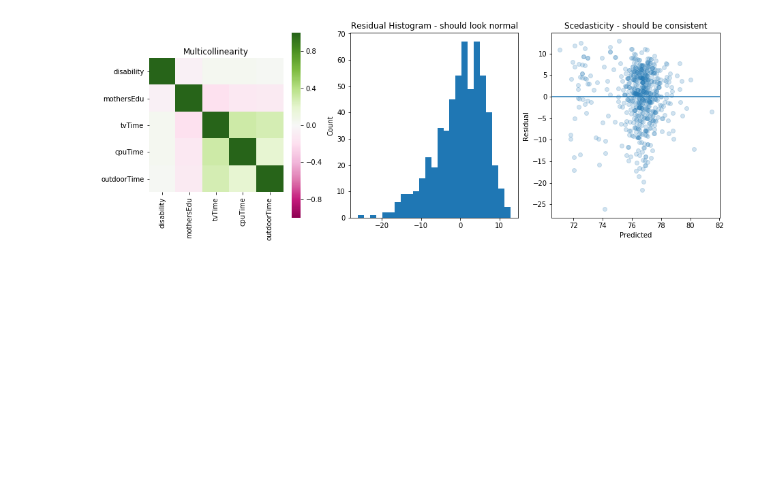
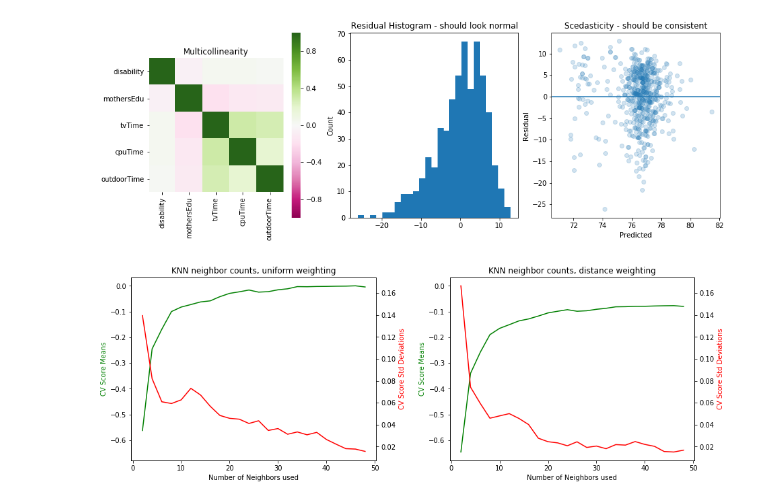
Before and after one commit to conditg/predicting-disruption, a Jupyter notebook: ScreenTime_SocialSkills.ipynb, the cells around one changed output. Drawn from its saved outputs; the diff is of its cells as text; code cells hidden in the pictures; blank space fills up the shorter version.

```diff
--- a/ScreenTime_SocialSkills.ipynb
+++ b/ScreenTime_SocialSkills.ipynb
@@ -152,3 +135,54 @@ plt.title('Scedasticity - should be consistent')
 plt.show()
 # %% [output]
 [figure]
+# %%
+def knnChart(x,y):
+    x = pd.DataFrame(x)
+    neighborCounts = range(2,50,2)
+    plt.figure(figsize=[15,5])
+    ax1 = plt.subplot(121)
+    stds = []
+    means = []
+    for i in neighborCounts:
+        knn = neighbors.KNeighborsRegressor(n_neighbors=i, weights='uniform')
+        knn.fit(x,y)
+        scores = cross_val_score(knn,x,y, cv=5)
+        means.append(np.mean(scores))
+        stds.append(np.std(scores))
+    plt.title('KNN neighbor counts, uniform weighting')
+    ax1.plot(neighborCounts,means, color='g')
+    plt.ylabel('CV Score Means', color='g')
+    plt.xlabel('Number of Neighbors used')
+    ax2 = ax1.twinx()
+    ax2.plot(neighborCounts,stds, color='r')
+    plt.ylabel('CV Score Std Deviations', color='r')
+    #plt.show()
+    #same with distance weighting
+    ax3 = plt.subplot(122)
+    ax1.get_shared_y_axes().join(ax1, ax3)
+    stds = []
+    means = []
+    for i in neighborCounts:
+        knn = neighbors.KNeighborsRegressor(n_neighbors=i, weights='distance')
+        knn.fit(x,y)
+        scores = cross_val_score(knn,x,y, cv=5)
+        means.append(np.mean(scores))
+        stds.append(np.std(scores))
+    plt.title('KNN neighbor counts, distance weighting')
+    ax3.plot(neighborCounts,means, color='g')
+    plt.ylabel('CV Score Means', color='g')
+    plt.xlabel('Number of Neighbors used')
+    ax4 = ax3.twinx()
+    ax2.get_shared_y_axes().join(ax2, ax4)
+    ax4.plot(neighborCounts,stds, color='r')
+    plt.ylabel('CV Score Std Deviations', color='r')
+    plt.subplots_adjust(wspace=.3)
+    plt.show()
+
+x = df[['disability', 'mothersEdu','tvTime', 'cpuTime', 'outdoorTime']]
+y = df.allSocialSkills
+
+knnChart(x,y)
+#add a grid
+# %% [output]
+[figure, added]
```
Also changed, not shown: parts of 80 cells of this notebook.
